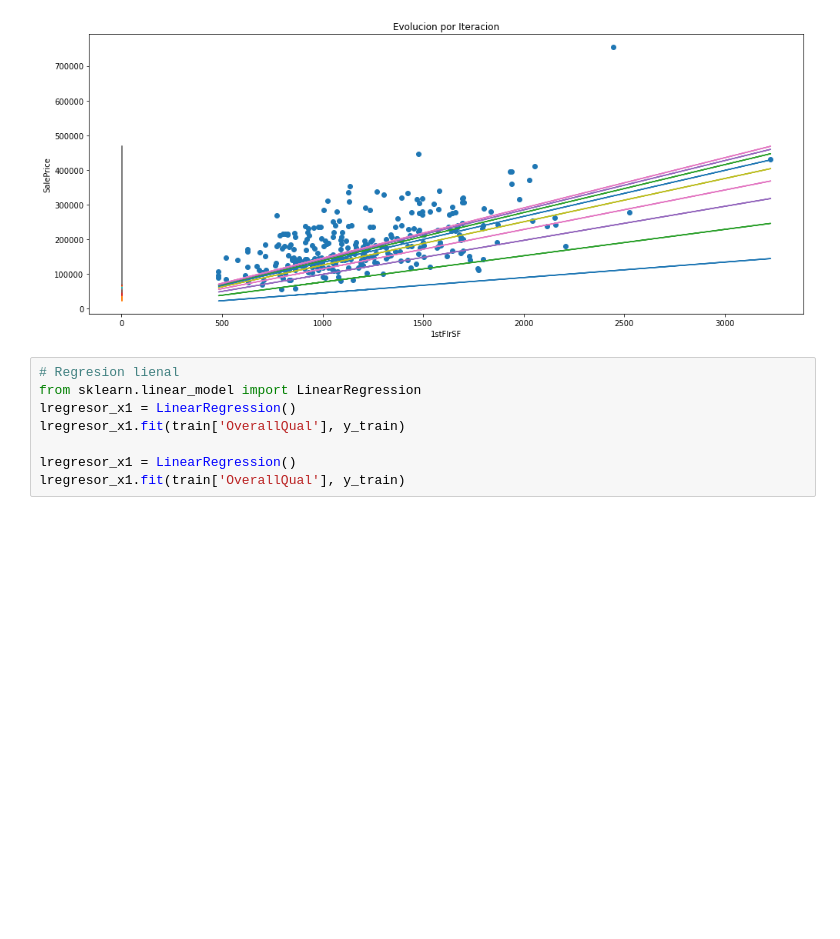
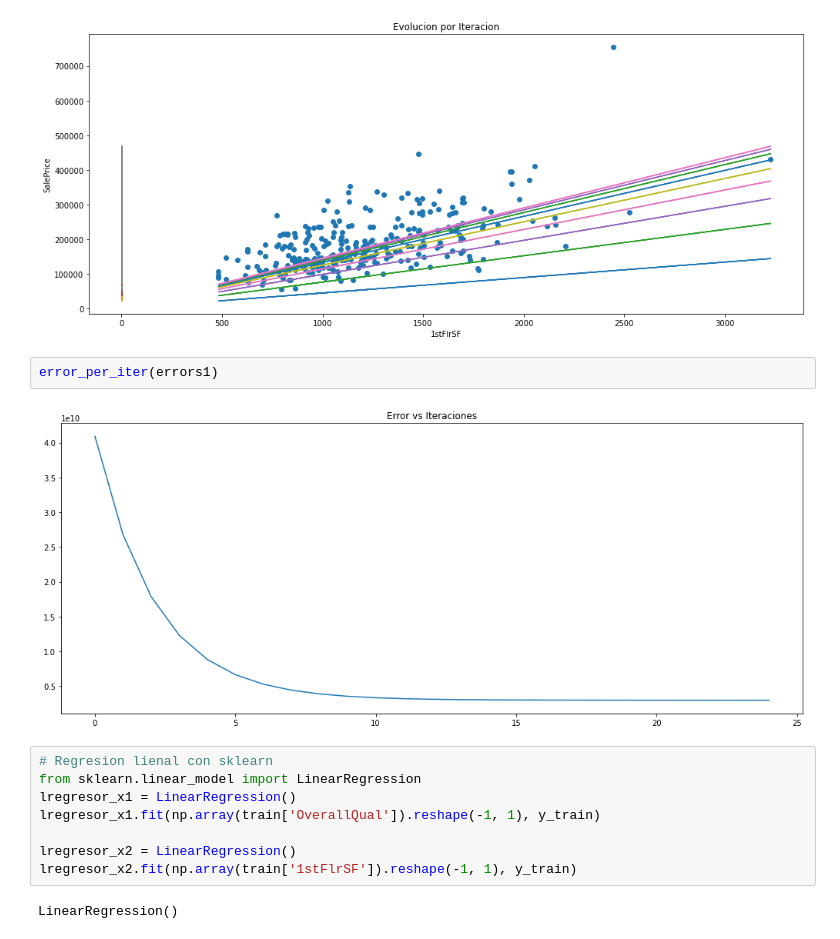
Before and after one commit to JuanjoDC/data-science-python-galileo, a Jupyter notebook: 1. Proyecto - Regresion a pie.ipynb, the cells around one changed output. Cells and saved outputs as stored; diff of their text form; blank space fills up the shorter version.

```diff
--- a/1. Proyecto - Regresion a pie.ipynb
+++ b/1. Proyecto - Regresion a pie.ipynb
@@ -223,11 +222,17 @@ Error en iteracion 0: 40887033977.52397
 plot_evolution(train['1stFlrSF'], y_train, betas2, 2)
 # %% [output]
 [figure]
+# %%
+error_per_iter(errors1)
+# %% [output]
+[figure, added]
 # %%
-# Regresion lienal
+# Regresion lienal con sklearn
 from sklearn.linear_model import LinearRegression
 lregresor_x1 = LinearRegression()
-lregresor_x1.fit(train['OverallQual'], y_train)
+lregresor_x1.fit(np.array(train['OverallQual']).reshape(-1, 1), y_train)
 
-lregresor_x1 = LinearRegression()
-lregresor_x1.fit(train['OverallQual'], y_train)
+lregresor_x2 = LinearRegression()
+lregresor_x2.fit(np.array(train['1stFlrSF']).reshape(-1, 1), y_train)
+# %% [output]
+LinearRegression()
```
Also changed, not shown: parts of 4 cells of this notebook.
